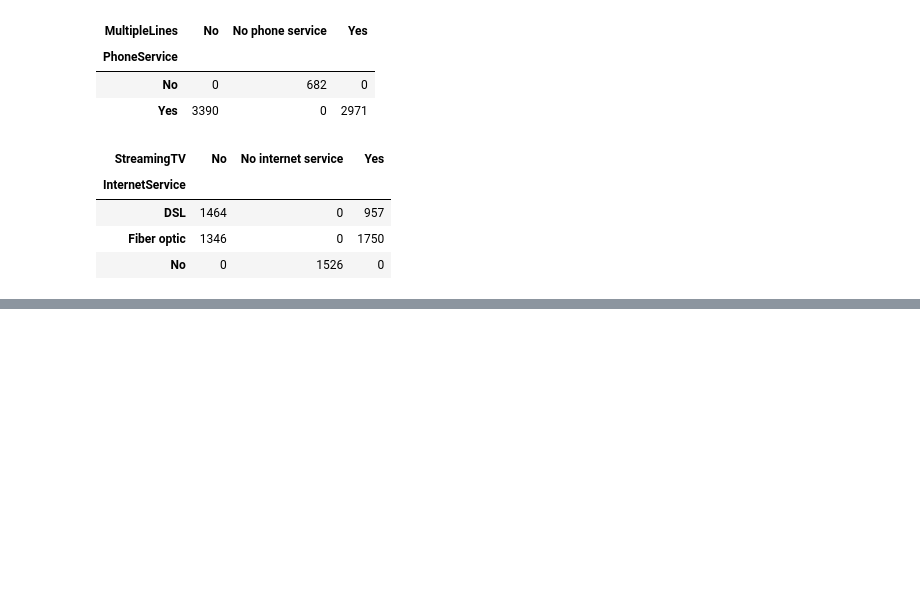
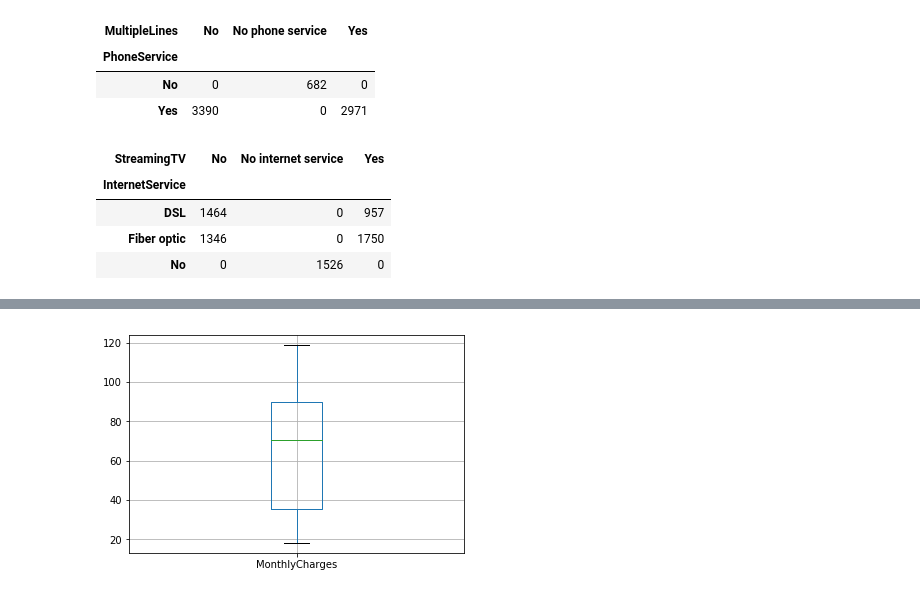
Before and after one commit to maheshmechengg/DeepLearningAssignments, a Jupyter notebook: DeepLearnCapestone.ipynb, the cells around one changed output, grey strips where cells are left out. Saved outputs shown, nothing was run; the diff lists cells and outputs as text; code cells hidden in the pictures; blank space fills up the shorter version.

```diff
--- a/DeepLearnCapestone.ipynb
+++ b/DeepLearnCapestone.ipynb
@@ -261,0 +326,4 @@ KeyError: 'Level InternetService not found'
+# %%
+df.boxplot('MonthlyCharges');
+# %% [output]
+[figure, added]
```
Also changed, not shown: parts of 71 cells of this notebook.
